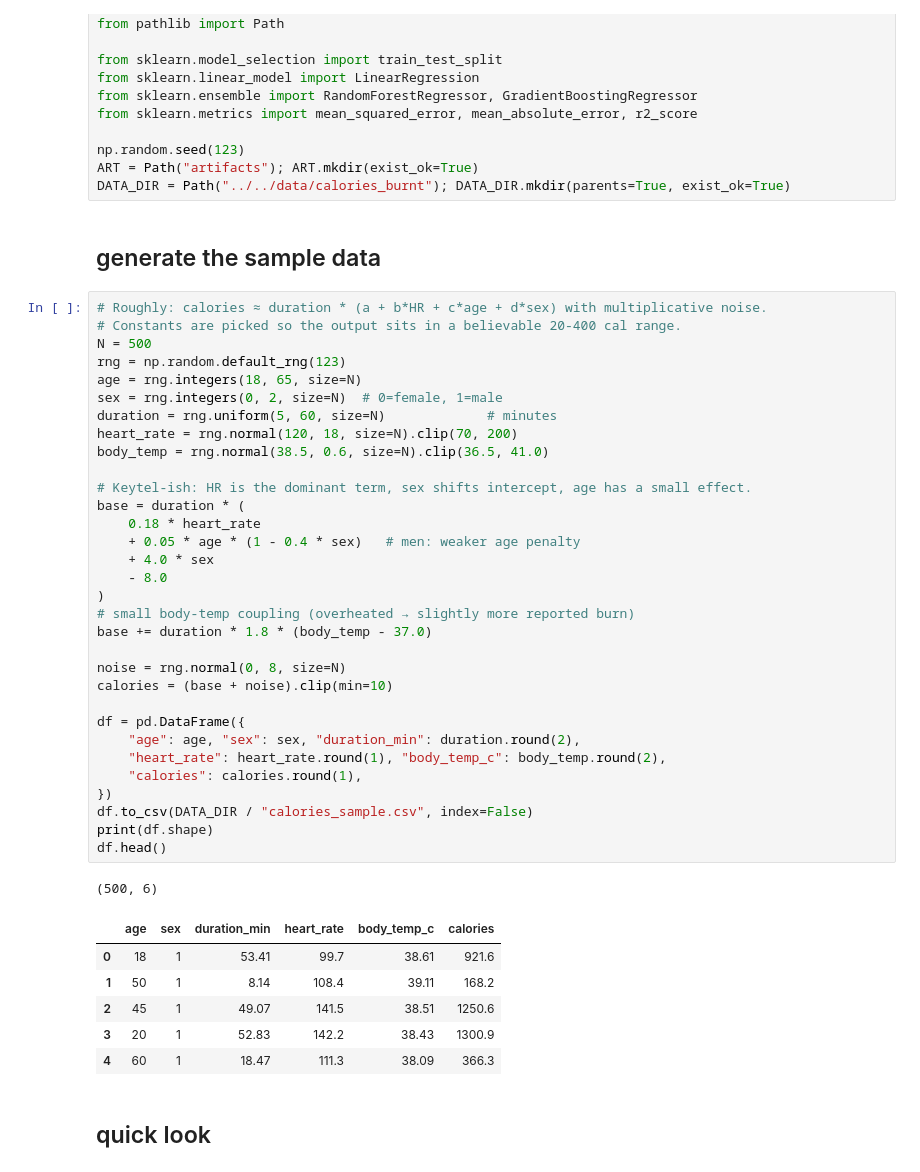
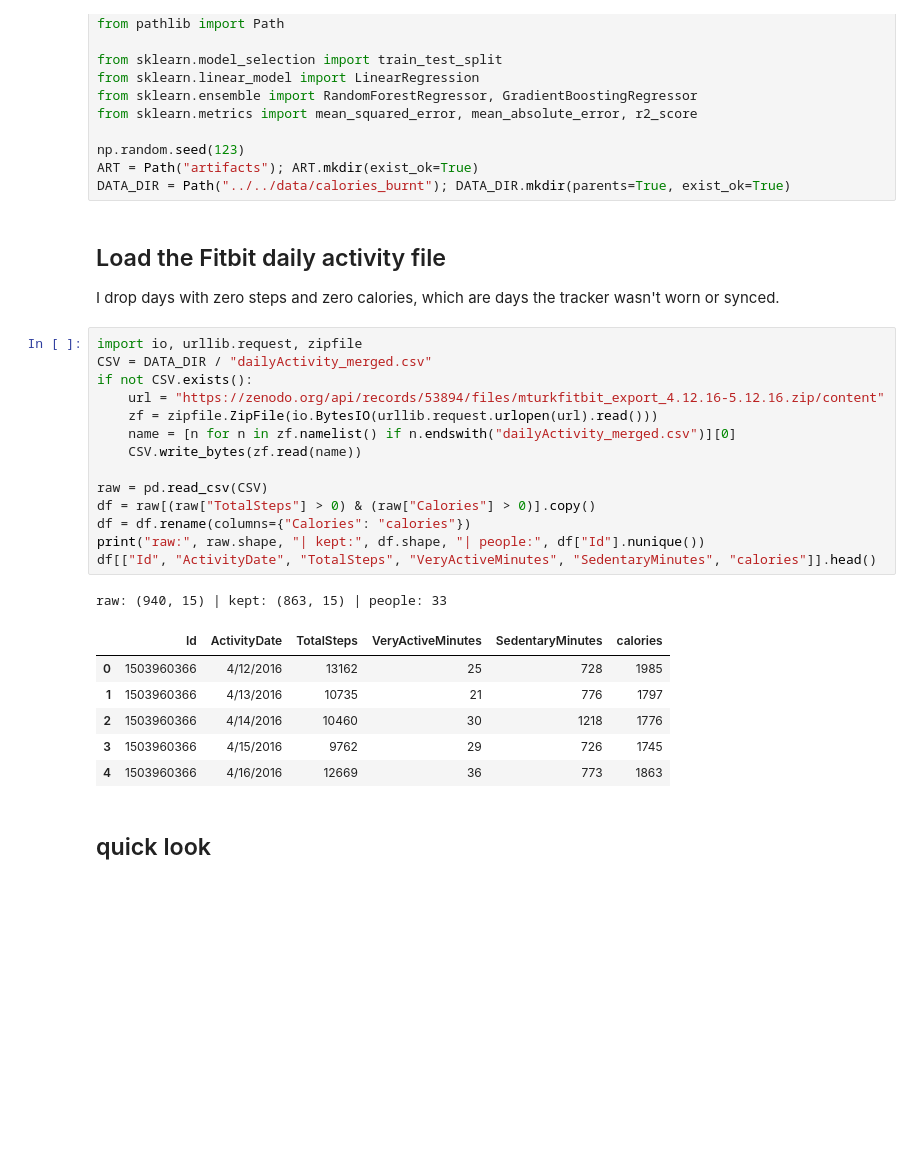
Before and after one commit to Rushmitha-dot/rush, a Jupyter notebook: notebooks/033_calories_burnt/033_calories_burnt.ipynb, the cells around one changed output. Saved outputs shown, nothing was run; the diff lists cells and outputs as text; blank space fills up the shorter version.

```diff
--- a/notebooks/033_calories_burnt/033_calories_burnt.ipynb
+++ b/notebooks/033_calories_burnt/033_calories_burnt.ipynb
@@ -20,47 +20,31 @@ np.random.seed(123)
 ART = Path("artifacts"); ART.mkdir(exist_ok=True)
 DATA_DIR = Path("../../data/calories_burnt"); DATA_DIR.mkdir(parents=True, exist_ok=True)
 # %% [markdown]
-## generate the sample data
+## Load the Fitbit daily activity file
+
+I drop days with zero steps and zero calories, which are days the tracker wasn't worn or synced.
 # %%
-# Roughly: calories ≈ duration * (a + b*HR + c*age + d*sex) with multiplicative noise.
-# Constants are picked so the output sits in a believable 20-400 cal range.
-N = 500
-rng = np.random.default_rng(123)
-age = rng.integers(18, 65, size=N)
-sex = rng.integers(0, 2, size=N)  # 0=female, 1=male
-duration = rng.uniform(5, 60, size=N)             # minutes
-heart_rate = rng.normal(120, 18, size=N).clip(70, 200)
-body_temp = rng.normal(38.5, 0.6, size=N).clip(36.5, 41.0)
+import io, urllib.request, zipfile
+CSV = DATA_DIR / "dailyActivity_merged.csv"
+if not CSV.exists():
+    url = "https://zenodo.org/api/records/53894/files/mturkfitbit_export_4.12.16-5.12.16.zip/content"
+    zf = zipfile.ZipFile(io.BytesIO(urllib.request.urlopen(url).read()))
+    name = [n for n in zf.namelist() if n.endswith("dailyActivity_merged.csv")][0]
+    CSV.write_bytes(zf.read(name))
 
-# Keytel-ish: HR is the dominant term, sex shifts intercept, age has a small effect.
-base = duration * (
-    0.18 * heart_rate
-    + 0.05 * age * (1 - 0.4 * sex)   # men: weaker age penalty
-    + 4.0 * sex
-    - 8.0
-)
-# small body-temp coupling (overheated → slightly more reported burn)
-base += duration * 1.8 * (body_temp - 37.0)
-
-noise = rng.normal(0, 8, size=N)
-calories = (base + noise).clip(min=10)
-
-df = pd.DataFrame({
-    "age": age, "sex": sex, "duration_min": duration.round(2),
-    "heart_rate": heart_rate.round(1), "body_temp_c": body_temp.round(2),
-    "calories": calories.round(1),
-})
-df.to_csv(DATA_DIR / "calories_sample.csv", index=False)
-print(df.shape)
-df.head()
+raw = pd.read_csv(CSV)
+df = raw[(raw["TotalSteps"] > 0) & (raw["Calories"] > 0)].copy()
+df = df.rename(columns={"Calories": "calories"})
+print("raw:", raw.shape, "| kept:", df.shape, "| people:", df["Id"].nunique())
+df[["Id", "ActivityDate", "TotalSteps", "VeryActiveMinutes", "SedentaryMinutes", "calories"]].head()
 # %% [output]
-(500, 6)
+raw: (940, 15) | kept: (863, 15) | people: 33
-|  | age | sex | duration_min | heart_rate | body_temp_c | calories |
-| 0 | 18 | 1 | 53.41 | 99.7 | 38.61 | 921.6 |
-| 1 | 50 | 1 | 8.14 | 108.4 | 39.11 | 168.2 |
-| 2 | 45 | 1 | 49.07 | 141.5 | 38.51 | 1250.6 |
-| 3 | 20 | 1 | 52.83 | 142.2 | 38.43 | 1300.9 |
-| 4 | 60 | 1 | 18.47 | 111.3 | 38.09 | 366.3 |
+|  | Id | ActivityDate | TotalSteps | VeryActiveMinutes | SedentaryMinutes | calories |
+| 0 | 1503960366 | 4/12/2016 | 13162 | 25 | 728 | 1985 |
+| 1 | 1503960366 | 4/13/2016 | 10735 | 21 | 776 | 1797 |
+| 2 | 1503960366 | 4/14/2016 | 10460 | 30 | 1218 | 1776 |
+| 3 | 1503960366 | 4/15/2016 | 9762 | 29 | 726 | 1745 |
+| 4 | 1503960366 | 4/16/2016 | 12669 | 36 | 773 | 1863 |
 # %% [markdown]
 ## quick look
 # %%
```
Also changed, not shown: parts of 6 cells of this notebook.
